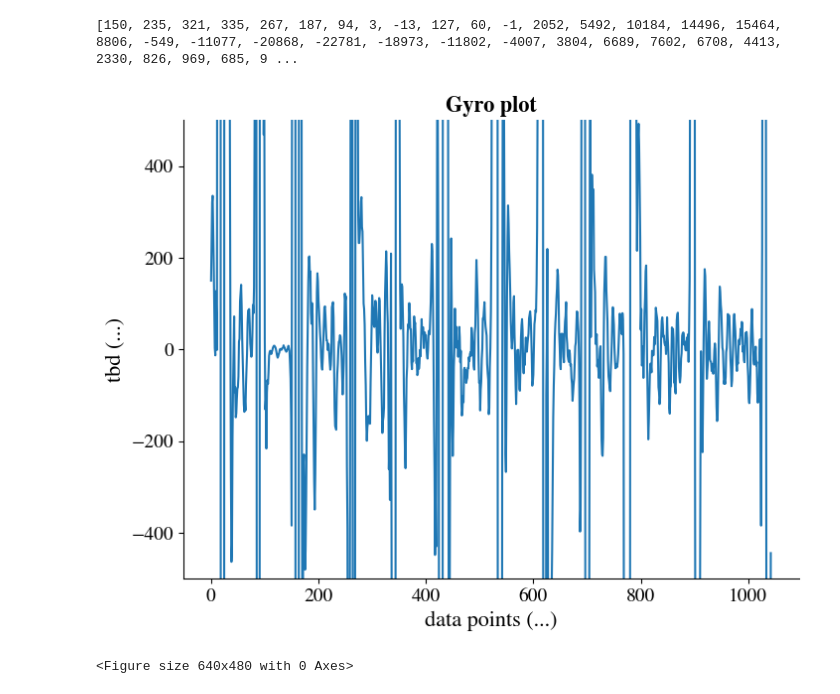
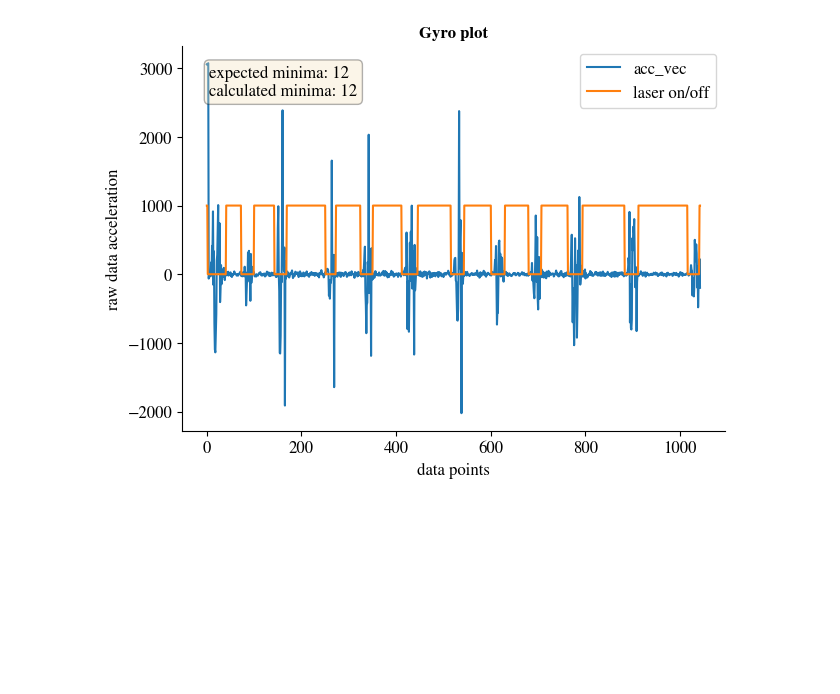
Before and after one commit to annnnna42/Arduino_KDC101_Control_and_Evaluation, a Jupyter notebook: gyro/gyro_plots.ipynb, the cells around one changed output. Cells and saved outputs as stored; diff of their text form; code cells hidden in the pictures; blank space fills up the shorter version.

```diff
--- a/gyro/gyro_plots.ipynb
+++ b/gyro/gyro_plots.ipynb
@@ -56,29 +114,34 @@ data = modify_data(serial_data)
-# %%
-# plot the data
-
-fig, ax = plt.subplots(figsize=(8,6))
-
-selection_raw = [0, 3, 6, 9, 12, 15]
-selection_averages = [1, 4, 7, 10, 13, 16]
-selection_deviation = [2, 5, 8, 11, 14, 17]
-
-print(data[17])
-x = [i for i in range(len(data[17]))]
-
-# for i in selection_deviation:
-#     plt.plot(x, transposed_data[i])
-
-plt.plot(x, data[17])
-plt.title('Gyro plot', fontsize=16, weight='bold')
-plt.xlabel(r'data points (...)', fontsize=16)
-plt.ylabel(r'tbd (...)',fontsize=16)
-
-sns.despine()
-
-plt.ylim(-500,500)
-plt.show()
-plt.savefig(fname='name_fig.pdf')
-# %% [output]
-[150, 235, 321, 335, 267, 187, 94, 3, -13, 127, 60, -1, 2052, 5492, 10184, 14496, 15464, 8806, -549, -11077, -20868, -22781, -18973, -11802, -4007, 3804, 6689, 7602, 6708, 4413, 2330, 826, 969, 685, 9 ...
-[figure, removed]
-<Figure size 640x480 with 0 Axes>
+# %%
+# plot the data
+
+fig, ax = plt.subplots(figsize=(7,5))
+
+def plots():
+    plt.plot(list(frames[0][1].index), list(frames[0][1].acc_vec), label = 'acc_vec')
+    plt.plot(list(frames[0][1].index), list(frames[0][1].laser), label = 'laser on/off')
+
+    props = dict(boxstyle='round', facecolor='wheat', alpha=0.3)
+
+    textstr = '\n'.join((
+        r'expected minima: 12',
+        r'calculated minima: %.2d' % (len(frames[0][2]), )))
+
+    ax.text(0.05, 0.95, textstr, transform=ax.transAxes, fontsize=fs,
+        verticalalignment='top', bbox=props)
+
+    ax.set_title('Gyro plot', fontsize=fs, weight='bold')
+    ax.set(xlabel = r'data points', ylabel = r'raw data acceleration')
+
+    ax.legend(loc="upper right")
+    sns.despine()
+
+    #ax.set_ylim(-200,200)
+    #plt.xlim(0,500)
+
+plots()
+
+name_file = f"Gyro_threshold_{threshold}_file_{file_index}"
+plt.savefig(f"../../../LaTex/Master Thesis/figures/{name_file}.pdf")
+plt.savefig(f"../../../LaTex/Master Thesis/figures/{name_file}.png")
+# %% [output]
+[figure, added]
```
Also changed, not shown: parts of 1 cell of this notebook, 1 other file.
